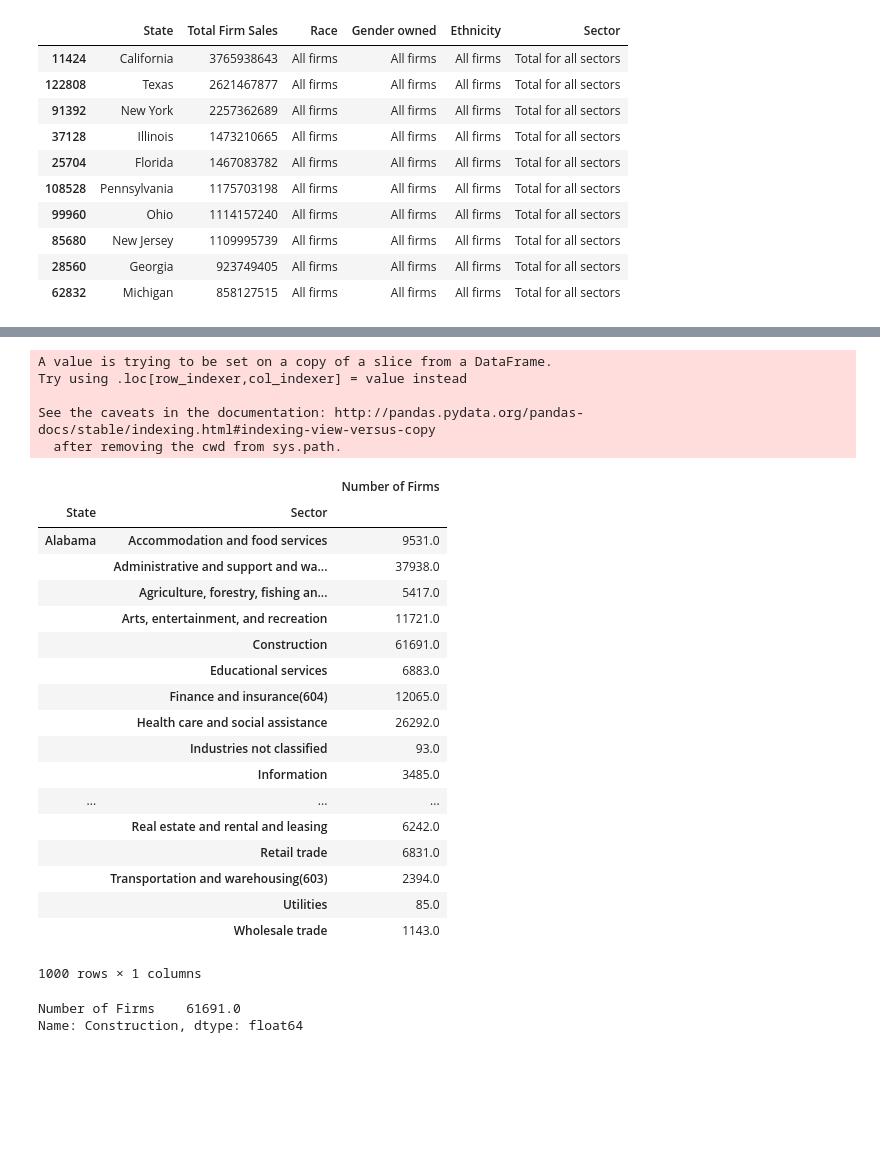
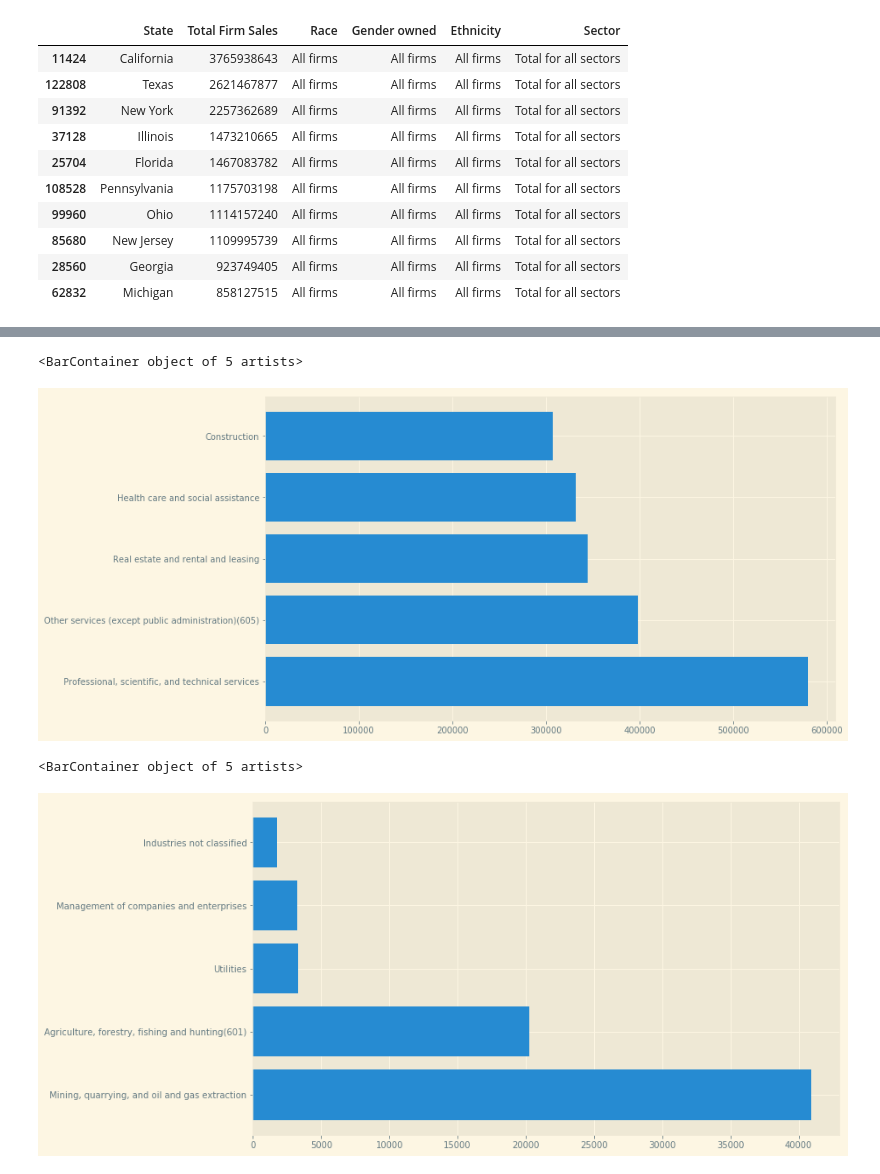
Before and after one commit to tafolabi/Project_Alpha, a Jupyter notebook: 2007.ipynb, the cells around one changed output, grey strips where cells are left out. Saved outputs shown, nothing was run; the diff lists cells and outputs as text; code cells hidden in the pictures; blank space fills up the shorter version.

```diff
--- a/2007.ipynb
+++ b/2007.ipynb
@@ -392,12 +342,38 @@ See the caveats in the documentation: http://pandas.pydata.org/pandas-docs/stabl
+# %%
+df_d= df_new.loc[(df_new['Sector']!='Total for all sectors')  &  (df_new['Race']=='All firms') &(df_new['Gender owned']=='All firms') & (df_new['Ethnicity']=='All firms')]
+#df_new['Number of Firms']= df_new['Number of Firms'].astype(int)
+#df_d=df_d.sort_values('Firms', ascending= False)
+df_d = df_d[df_d['Number of Firms'] == df_d.groupby(['Sector'])['Number of Firms'].transform(max)]
+#df_e=df_d.pivot_table(index=['State','Sector'], values =['Number of Firms'],aggfunc=max)
+df_d=df_d.sort_values('Number of Firms', ascending= False)
+#df_f=df_e.drop(index=['Industries not classified','Mining, quarrying, and oil and gas extraction'], level=1)
+dfd_plot_h = df_d.head(5)
+dfd_plot_t = df_d.tail(5)
+dfd_plot_h.reset_index(inplace=True)
+dfd_plot_t
+dfd_plot_h
+plt.barh(dfd_plot_h["Sector"],dfd_plot_h["Number of Firms"])
+
+# maxim =0
+# for index,row in df_e.iterrows():
+#     if  df_new['Firms'] > maxim:
+#          df_new['Firms']=maxim
+#     print(index, row['Firms'])
+# %% [output]
+<BarContainer object of 5 artists>
+[figure, added]
 # %%
 df_d= df_new.loc[(df_new['Sector']!='Total for all sectors')  &  (df_new['Race']=='All firms') &(df_new['Gender owned']=='All firms') & (df_new['Ethnicity']=='All firms')]
 #df_new['Number of Firms']= df_new['Number of Firms'].astype(int)
 #df_d=df_d.sort_values('Firms', ascending= False)
-df_d['Number of Firms']=pd.to_numeric(df_d['Number of Firms'],errors='coerce')
-df_e=df_d.pivot_table(index=['State','Sector'], values =['Number of Firms'],aggfunc=max)
+df_d = df_d[df_d['Number of Firms'] == df_d.groupby(['Sector'])['Number of Firms'].transform(max)]
+#df_e=df_new.pivot_table(index=['State','Sector'], values =['Number of Firms'],aggfunc=max)
+df_d=df_d.sort_values('Number of Firms', ascending= False)
+#df_f=df_e.drop(index=['Industries not classified','Mining, quarrying, and oil and gas extraction'], level=1)
+dfd_plot_t = df_d.tail(5)
+dfd_plot_t.reset_index(inplace=True)
 
-#df_f=df_e.drop(index=['Industries not classified','Mining, quarrying, and oil and gas extraction'], level=1)
-df_e
+plt.barh(dfd_plot_t["Sector"],dfd_plot_t["Number of Firms"])
 
 # maxim =0
 # for index,row in df_e.iterrows():
@@ -405,32 +381,5 @@ df_e
 #          df_new['Firms']=maxim
 #     print(index, row['Firms'])
 # %% [output]
-A value is trying to be set on a copy of a slice from a DataFrame.
-Try using .loc[row_indexer,col_indexer] = value instead
-
-See the caveats in the documentation: http://pandas.pydata.org/pandas-docs/stable/indexing.html#indexing-view-versus-copy
-  after removing the cwd from sys.path.
+<BarContainer object of 5 artists>
-|  |  | Number of Firms |
-| State | Sector |  |
-| Alabama | Accommodation and food services | 9531.0 |
-|  | Administrative and support and wa... | 37938.0 |
-|  | Agriculture, forestry, fishing an... | 5417.0 |
-|  | Arts, entertainment, and recreation | 11721.0 |
-|  | Construction | 61691.0 |
-|  | Educational services | 6883.0 |
-|  | Finance and insurance(604) | 12065.0 |
-|  | Health care and social assistance | 26292.0 |
-|  | Industries not classified | 93.0 |
-|  | Information | 3485.0 |
-| ... | ... | ... |
-|  | Real estate and rental and leasing | 6242.0 |
-|  | Retail trade | 6831.0 |
-|  | Transportation and warehousing(603) | 2394.0 |
-|  | Utilities | 85.0 |
-|  | Wholesale trade | 1143.0 |
-1000 rows × 1 columns
+[figure, added]
-# %%
-df_e.loc["Alabama"].loc["Construction"]
-# %% [output]
-Number of Firms    61691.0
-Name: Construction, dtype: float64
```
Also changed, not shown: parts of 26 cells of this notebook.
